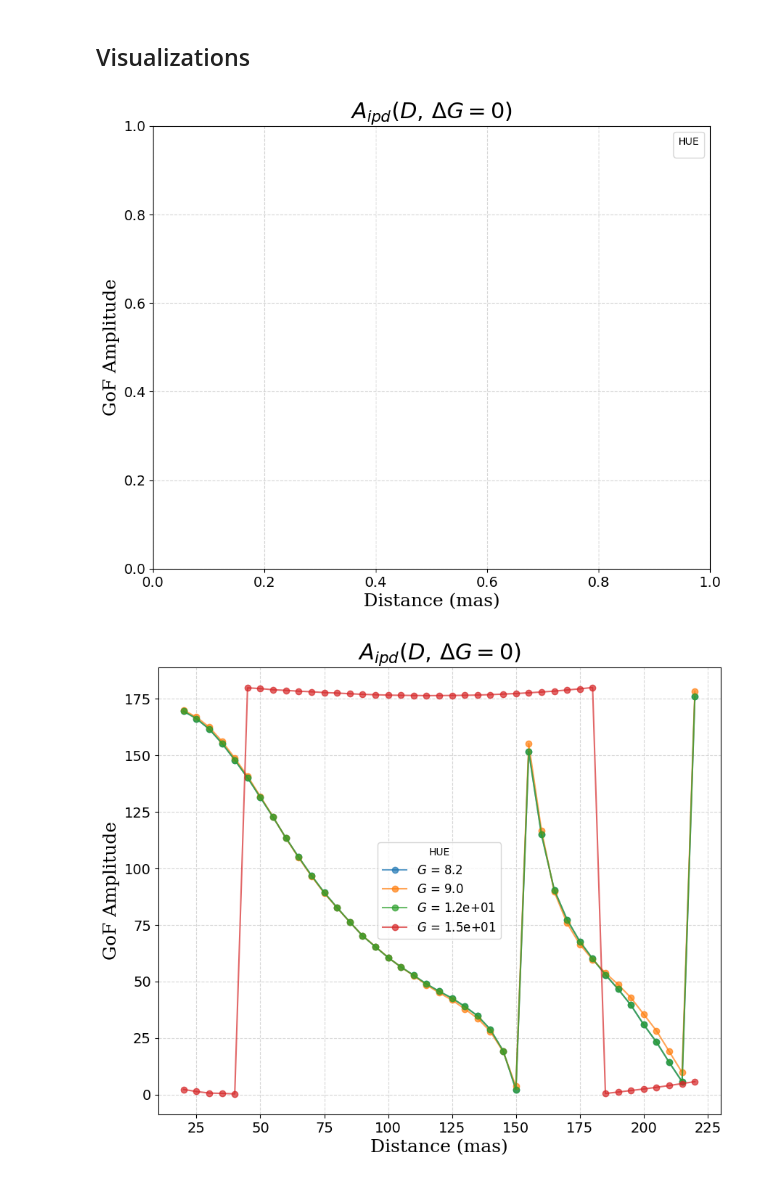
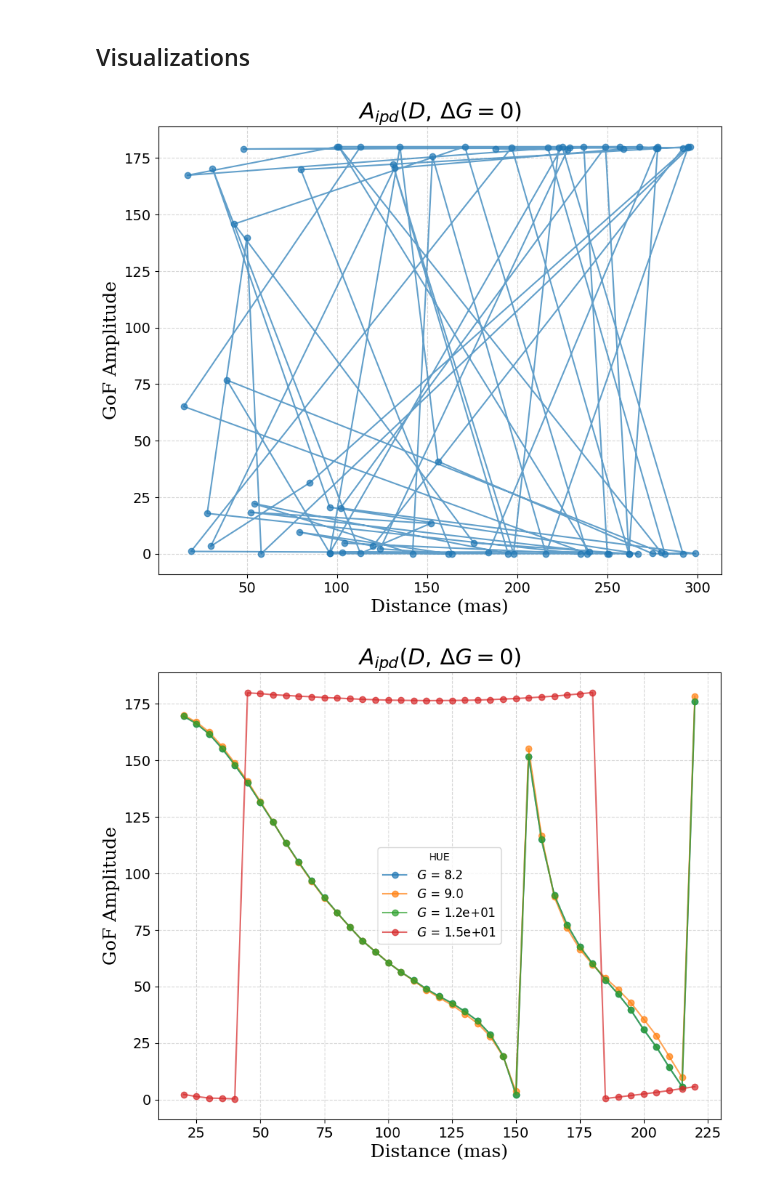
Before and after one commit to pietroferraiuolo/BINCAT, a Jupyter notebook: scripts/06-analysis-v4.ipynb, the cells around one changed output. Cells and saved outputs as stored; diff of their text form; code cells hidden in the pictures.

```diff
--- a/scripts/06-analysis-v4.ipynb
+++ b/scripts/06-analysis-v4.ipynb
@@ -70,4 +70,4 @@ def plot_groups(
     plt.tick_params(axis='both', labelsize=14)
     plt.show()
 
-sd = pd.read_csv(bs.paths.SIM_RECORD_FILE)
+sd = pd.read_csv(bs.paths.SIM_RECORD_FILE_V(4))
@@ -94,17 +95,16 @@ bs.display_psf(cube[0], '2d')
 ## Visualizations
 # %%
 plot_groups(
-    sd[(sd['delta_m'].isin([0,4])) & (sd['D_mas'] < 221)],
-    x='D_mas',
-    y='gof_amp',
-    hue='G',
-    hue_label=r"$G$",
+    sd,
+    x='T',
+    y='gof_phase',
+    hue=None,
     xlabel='Distance (mas)',
     ylabel='GoF Amplitude',
     title=r'$A_{ipd}(D,\,\Delta G=0)$'
 )
 # %% [output]
-[figure, old version]
+[figure, new version]
 # %%
 plot_groups(
     sd[(sd['delta_m'].isin([0,4])) & (sd['D_mas'] < 221)],
```
Also changed, not shown: parts of 5 cells of this notebook, 5 other files.
